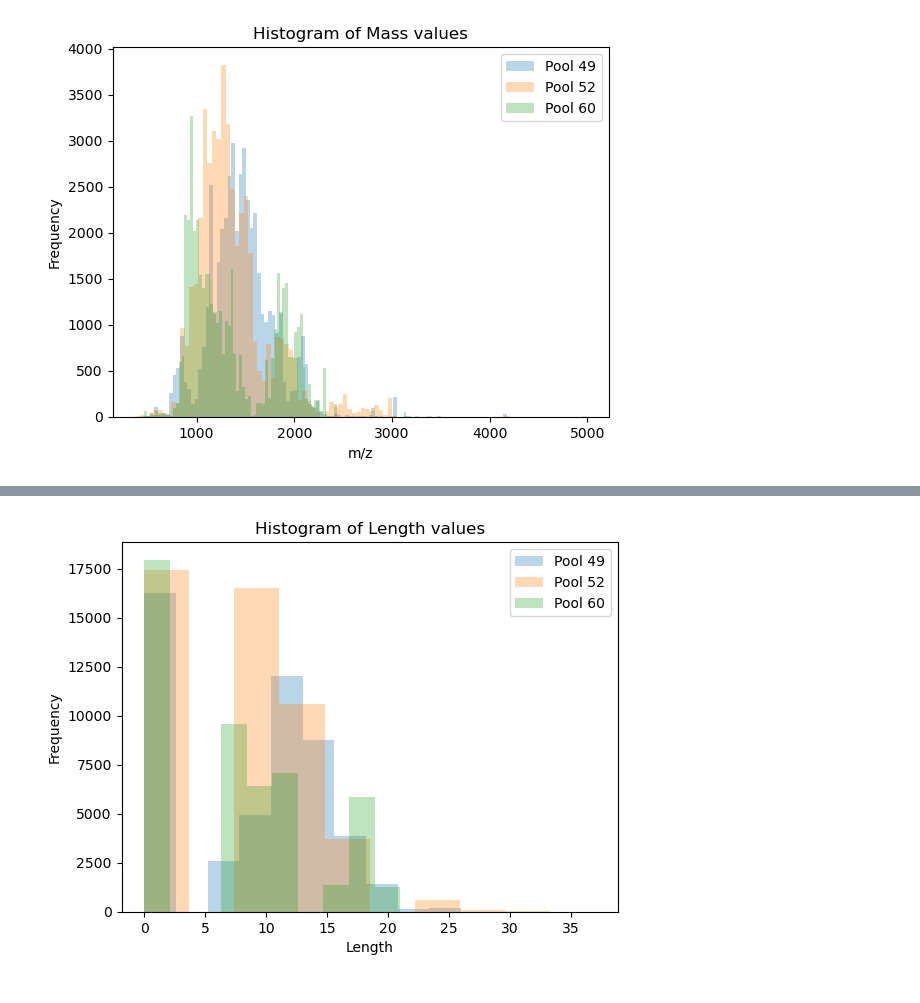
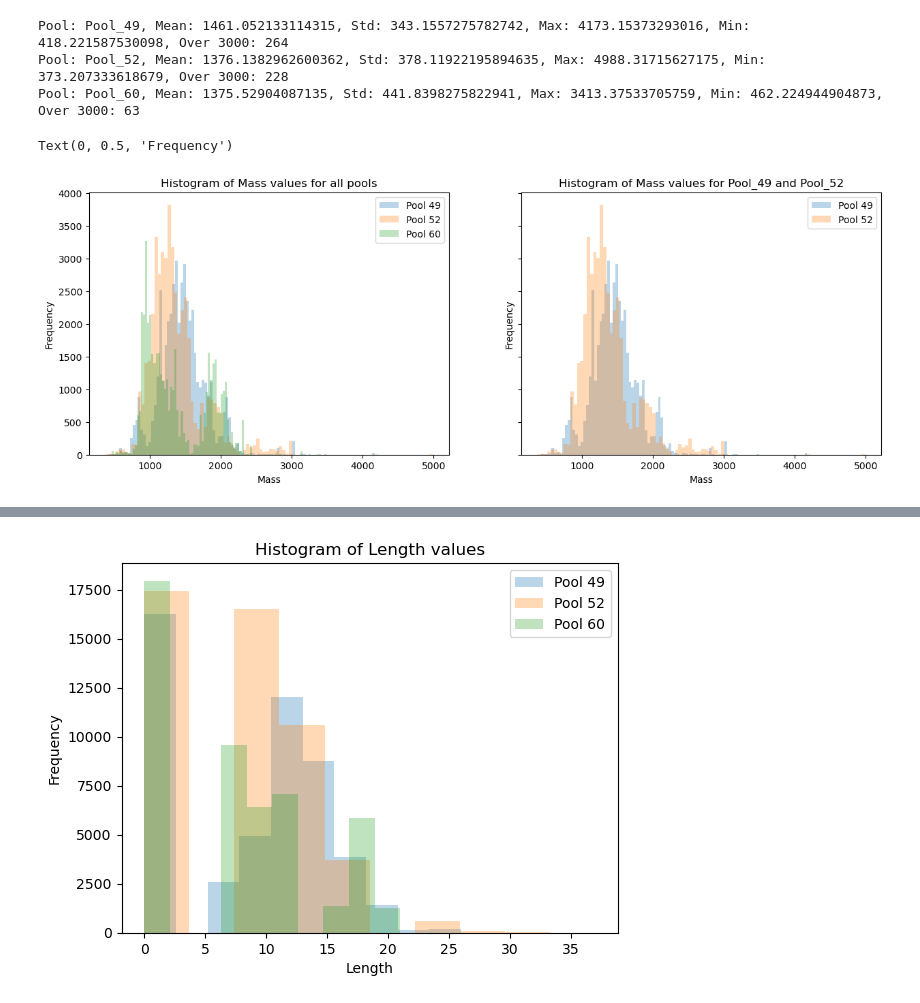
Before and after one commit to LukasStonie/PeptideDeNovoSequencing, a Jupyter notebook: Pipeline/Analysis/DistributionPool.ipynb, the cells around one changed output, grey strips where cells are left out. Cells and saved outputs as stored; diff of their text form; code cells hidden in the pictures.

```diff
--- a/Pipeline/Analysis/DistributionPool.ipynb
+++ b/Pipeline/Analysis/DistributionPool.ipynb
@@ -4,16 +7,24 @@ from matplotlib import pyplot as plt
 # %%
 pools = ['Pool_49', 'Pool_52', 'Pool_60']
 # %%
-plot = plt.figure()
+fig, ax = plt.subplots(1, 2, figsize=(15, 5), sharey=True)
+ax0, ax1 = ax
 for pool in pools:
         # Load the data
         raw_data =pd.read_csv(
                 f"../../Data/Datasets/{pool}/Thermo_SRM_{pool}_01_01_3xHCD-1h-R2-tryptic/msmsScans.txt",
                 sep='\t', index_col=None)
-        plt.hist(raw_data['m/z'], bins=100, alpha=0.3, label=' '.join(pool.split('_')))
-plt.xlabel('m/z')
-plt.ylabel('Frequency')
-plt.title('Histogram of m/z values')
-plt.legend()
-plt.show()
+        ax0.hist(raw_data['m/z'], bins=100, alpha=0.3, label=' '.join(pool.split('_')))
+        if pool != 'Pool_60':
+                ax1.hist(raw_data['m/z'], bins=100, alpha=0.3, label=' '.join(pool.split('_')))
+
+ax0.set_title('Histogram of Mass values for all pools')
+ax0.set_xlabel('m/z')
+ax0.legend()
+ax0.set_ylabel('Frequency')
+
+ax1.set_title('Histogram of Mass values for Pool_49 and Pool_52')
+ax1.set_xlabel('m/z')
+ax1.legend()
+ax1.set_ylabel('Frequency')
 # %% [output]
@@ -21,15 +33,28 @@ plt.show()
 # %%
-plot = plt.figure()
+fig, ax = plt.subplots(1, 2, figsize=(15, 5), sharey=True)
+ax0, ax1 = ax
 for pool in pools:
         # Load the data
         raw_data =pd.read_csv(
                 f"../../Data/Datasets/{pool}/Thermo_SRM_{pool}_01_01_3xHCD-1h-R2-tryptic/msmsScans.txt",
                 sep='\t', index_col=None)
-        plt.hist(raw_data['Mass'], bins=100, alpha=0.3, label=' '.join(pool.split('_')))
-plt.xlabel('m/z')
-plt.ylabel('Frequency')
-plt.title('Histogram of Mass values')
-plt.legend()
-plt.show()
+        ax0.hist(raw_data['Mass'], bins=100, alpha=0.3, label=' '.join(pool.split('_')))
+        if pool != 'Pool_60':
+                ax1.hist(raw_data['Mass'], bins=100, alpha=0.3, label=' '.join(pool.split('_')))
+        print(f"Pool: {pool}, Mean: {raw_data['Mass'].mean()}, Std: {raw_data['Mass'].std()}, Max: {raw_data['Mass'].max()}, Min: {raw_data['Mass'].min()}, Over 3000: {len(raw_data[raw_data['Mass'] > 2900])}")
+
+ax0.set_title('Histogram of Mass values for all pools')
+ax0.set_xlabel('Mass')
+ax0.legend()
+ax0.set_ylabel('Frequency')
+
+ax1.set_title('Histogram of Mass values for Pool_49 and Pool_52')
+ax1.set_xlabel('Mass')
+ax1.legend()
+ax1.set_ylabel('Frequency')
 # %% [output]
+Pool: Pool_49, Mean: 1461.052133114315, Std: 343.1557275782742, Max: 4173.15373293016, Min: 418.221587530098, Over 3000: 264
+Pool: Pool_52, Mean: 1376.1382962600362, Std: 378.11922195894635, Max: 4988.31715627175, Min: 373.207333618679, Over 3000: 228
+Pool: Pool_60, Mean: 1375.52904087135, Std: 441.8398275822941, Max: 3413.37533705759, Min: 462.224944904873, Over 3000: 63
+Text(0, 0.5, 'Frequency')
-[figure, old version]
+[figure, new version]
```
Also changed, not shown: parts of 4 cells of this notebook, 18 other files.
